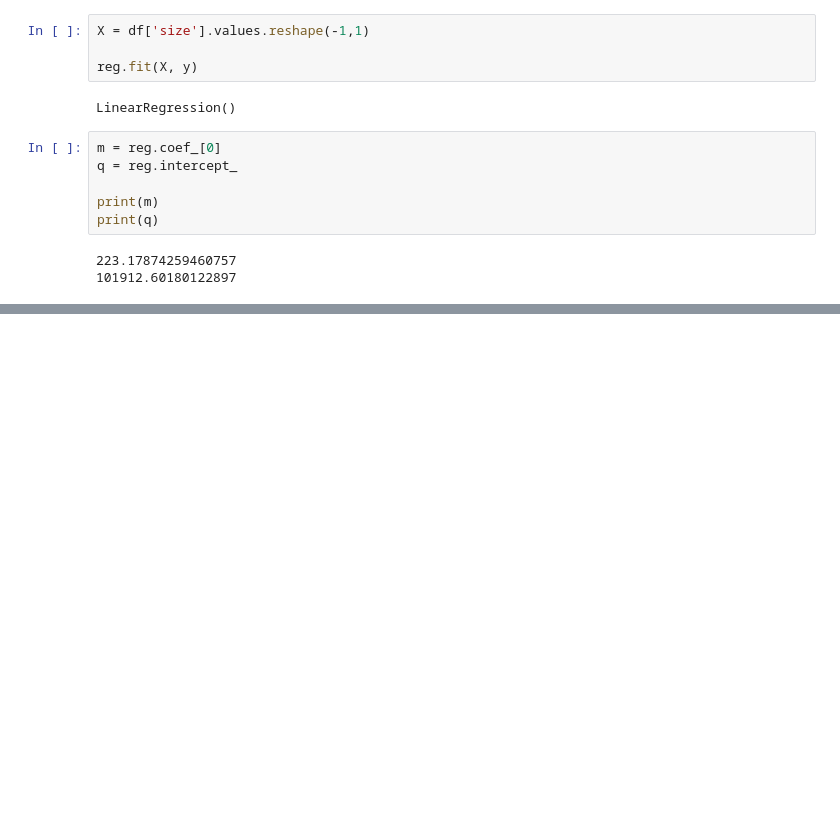
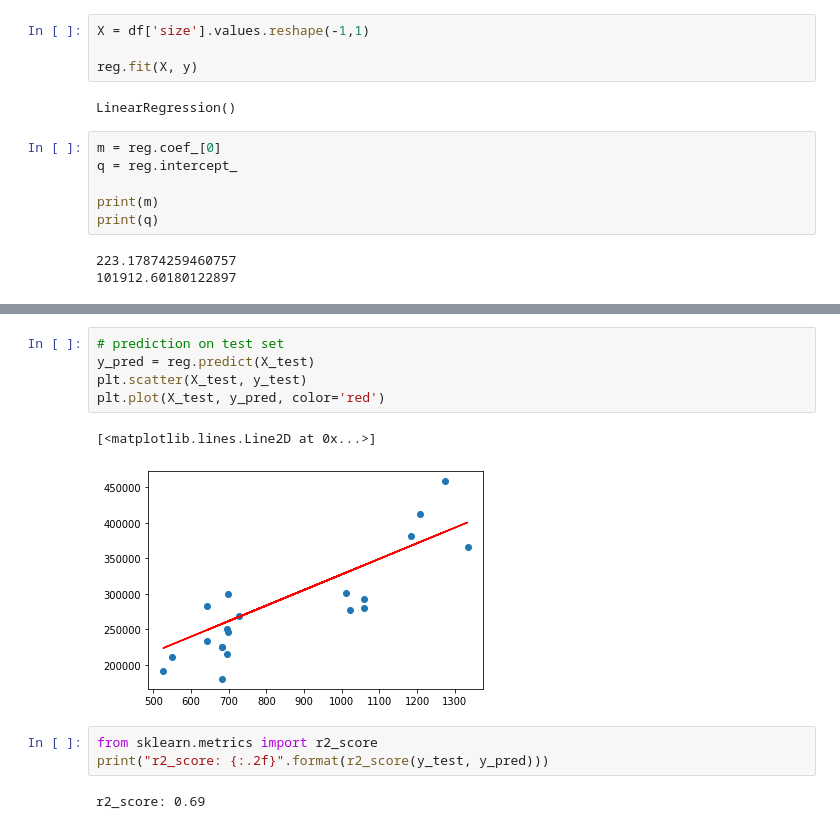
Before and after one commit to MarcoCalbucci/DataAnalytics, a Jupyter notebook: PredictiveModeling/Regression/SimpleLinearRegression/Examples/real_estate_price_size.ipynb, the cells around one changed output, grey strips where cells are left out. Cells and saved outputs as stored; diff of their text form; blank space fills up the shorter version.

```diff
--- a/PredictiveModeling/Regression/SimpleLinearRegression/Examples/real_estate_price_size.ipynb
+++ b/PredictiveModeling/Regression/SimpleLinearRegression/Examples/real_estate_price_size.ipynb
@@ -116,0 +147,13 @@ plt.show()
+# %%
+# prediction on test set
+y_pred = reg.predict(X_test)
+plt.scatter(X_test, y_test)
+plt.plot(X_test, y_pred, color='red')
+# %% [output]
+[<matplotlib.lines.Line2D at 0x...>]
+[figure, added]
+# %%
+from sklearn.metrics import r2_score
+print("r2_score: {:.2f}".format(r2_score(y_test, y_pred)))
+# %% [output]
+r2_score: 0.69
```
Also changed, not shown: parts of 10 cells of this notebook.
